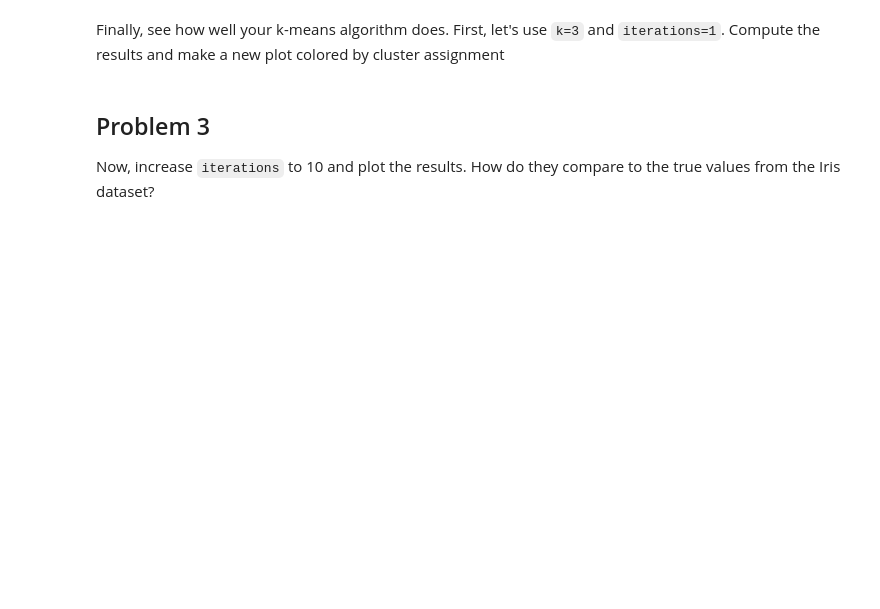
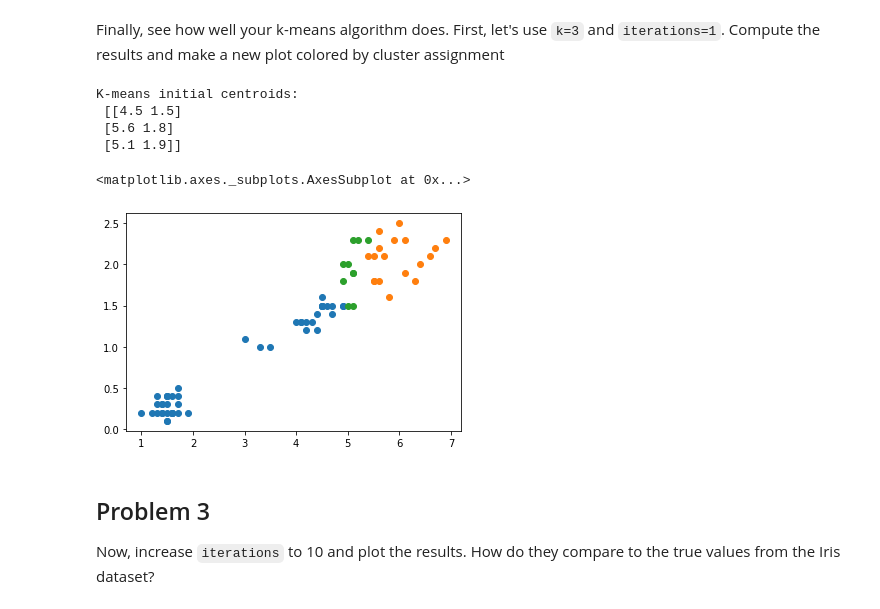
Before and after one commit to jyoung67/data-science, a Jupyter notebook: k-Means.ipynb, the cells around one changed output. Saved outputs shown, nothing was run; the diff lists cells and outputs as text; code cells hidden in the pictures; blank space fills up the shorter version.

```diff
--- a/k-Means.ipynb
+++ b/k-Means.ipynb
@@ -105,8 +105,6 @@ def compute_new_centroids(data, cluster_assignments):
 
     return centroids
 
-
-
 def kmeans(data, k=3, iterations=10):
     """
     Runs the k-Means algorithm.
@@ -123,11 +121,10 @@ def kmeans(data, k=3, iterations=10):
     ## Initialize k randomly-selected points for centroids.
     ## You might find np.random.choice to help here.
 
-
-
-    #centroids = data[np.random.choice(data.shape[0], k, replace=False)].copy()
-    centroids = np.random.normal(loc=5, scale=2, size=(k,data.shape[1]))
-    print("Initial Centroids:", centroids)
+    centroids = data[np.random.choice(data.shape[0], k, replace=False)].copy()
+    # The following inital centroids will produce a result that matches MBC
+    # centroids = np.array([[ 1.04561028, -2.07557617], [ 0.51155813,  0.50625743], [-1.58321785, -0.26394724], [ 1.85129786,  1.25663541],[ 0.10332699, -0.46100142]])
+    print("K-means initial centroids:\n", centroids)
 
     ## Loop for _iterations_ times.
     for ii in range(iterations):
@@ -263,3 +193,15 @@ Finally, see how well your k-means algorithm does. First, let's use `k=3` and `i
+# %%
+## Your code here...
+
+result_3_1 = kmeans(features, 3, 1)
+plot_categories(features[:,0], features[:,1],result_3_1[0])
+# %% [output]
+K-means initial centroids:
+ [[4.5 1.5]
+ [5.6 1.8]
+ [5.1 1.9]]
+<matplotlib.axes._subplots.AxesSubplot at 0x...>
+[figure, added]
 # %% [markdown]
 ## Problem 3
 
```
Also changed, not shown: parts of 15 cells of this notebook, 1 other file.
